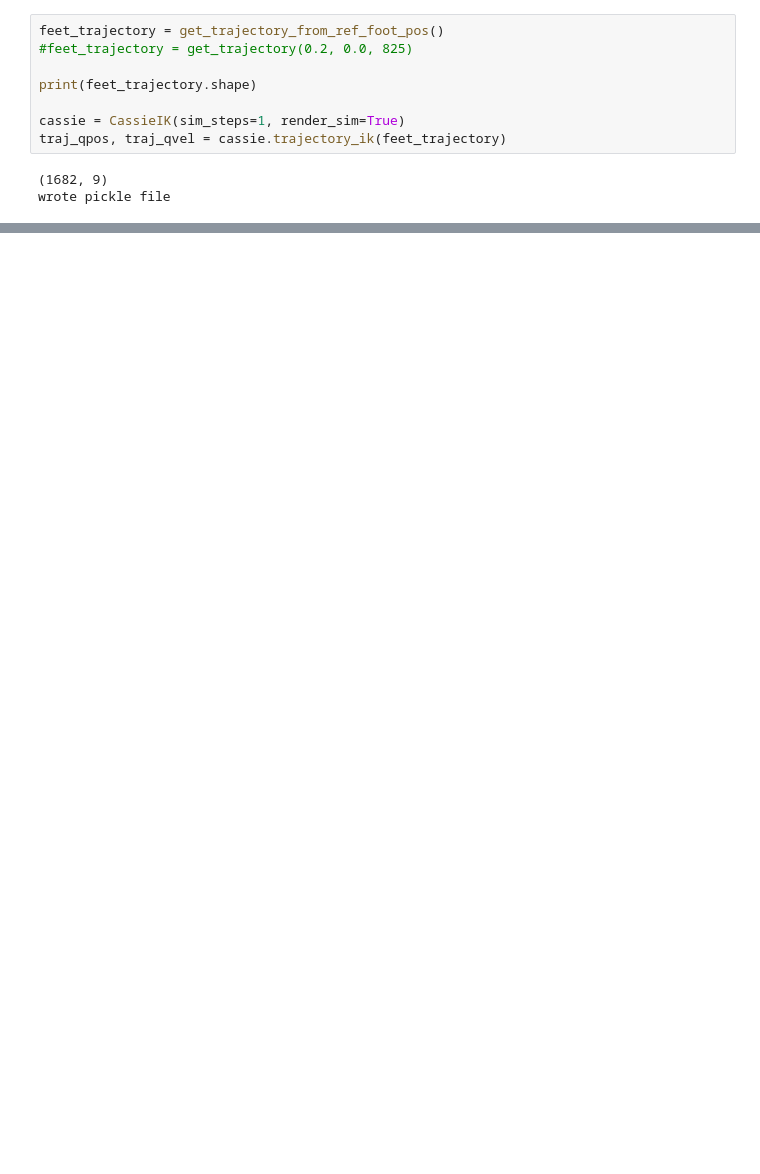
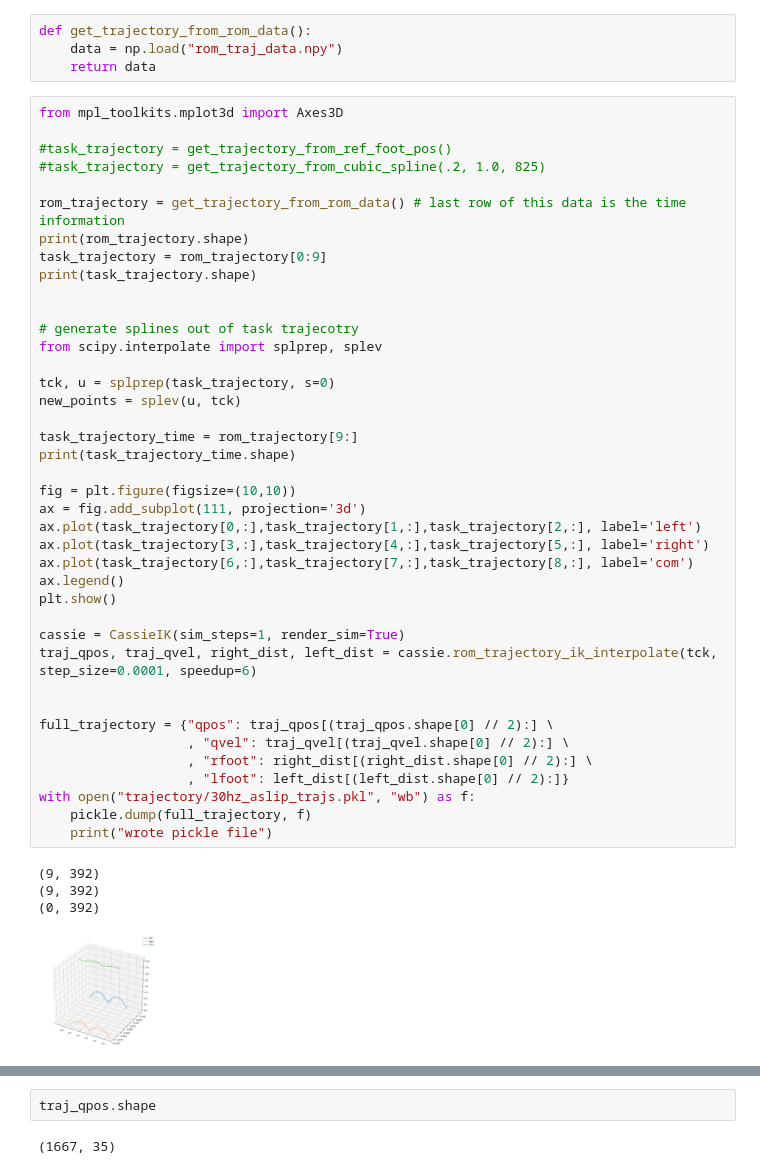
Before and after one commit to yeshg/cassie_trajectory, a Jupyter notebook: notebook.ipynb, the cells around one changed output, grey strips where cells are left out. Cells and saved outputs as stored; diff of their text form; blank space fills up the shorter version.

Commit message:
updated with translation from ROM data to reference trajectory pickle file

```diff
--- a/notebook.ipynb
+++ b/notebook.ipynb
@@ -127,11 +89,49 @@ def get_trajectory_from_ref_foot_pos():
-# %%
-feet_trajectory = get_trajectory_from_ref_foot_pos()
-#feet_trajectory = get_trajectory(0.2, 0.0, 825)
-
-print(feet_trajectory.shape)
-
-cassie = CassieIK(sim_steps=1, render_sim=True)
-traj_qpos, traj_qvel = cassie.trajectory_ik(feet_trajectory)
-# %% [output]
-(1682, 9)
-wrote pickle file
+# %%
+def get_trajectory_from_rom_data():
+    data = np.load("rom_traj_data.npy")
+    return data
+# %%
+from mpl_toolkits.mplot3d import Axes3D
+
+#task_trajectory = get_trajectory_from_ref_foot_pos()
+#task_trajectory = get_trajectory_from_cubic_spline(.2, 1.0, 825)
+
+rom_trajectory = get_trajectory_from_rom_data() # last row of this data is the time information
+print(rom_trajectory.shape)
+task_trajectory = rom_trajectory[0:9]
+print(task_trajectory.shape)
+
+
+# generate splines out of task trajecotry
+from scipy.interpolate import splprep, splev
+
+tck, u = splprep(task_trajectory, s=0)
+new_points = splev(u, tck)
+
+task_trajectory_time = rom_trajectory[9:]
+print(task_trajectory_time.shape)
+
+fig = plt.figure(figsize=(10,10))
+ax = fig.add_subplot(111, projection='3d')
+ax.plot(task_trajectory[0,:],task_trajectory[1,:],task_trajectory[2,:], label='left')
+ax.plot(task_trajectory[3,:],task_trajectory[4,:],task_trajectory[5,:], label='right')
+ax.plot(task_trajectory[6,:],task_trajectory[7,:],task_trajectory[8,:], label='com')
+ax.legend()
+plt.show()
+
+cassie = CassieIK(sim_steps=1, render_sim=True)
+traj_qpos, traj_qvel, right_dist, left_dist = cassie.rom_trajectory_ik_interpolate(tck, step_size=0.0001, speedup=6)
+
+
+full_trajectory = {"qpos": traj_qpos[(traj_qpos.shape[0] // 2):] \
+                   , "qvel": traj_qvel[(traj_qvel.shape[0] // 2):] \
+                   , "rfoot": right_dist[(right_dist.shape[0] // 2):] \
+                   , "lfoot": left_dist[(left_dist.shape[0] // 2):]}
+with open("trajectory/30hz_aslip_trajs.pkl", "wb") as f:
+    pickle.dump(full_trajectory, f)
+    print("wrote pickle file")
+# %% [output]
+(9, 392)
+(9, 392)
+(0, 392)
+[figure, added]
@@ -137,0 +155,4 @@ wrote pickle file
+# %%
+traj_qpos.shape
+# %% [output]
+(1667, 35)
```
Also changed, not shown: parts of 16 cells of this notebook, 55 other files.
